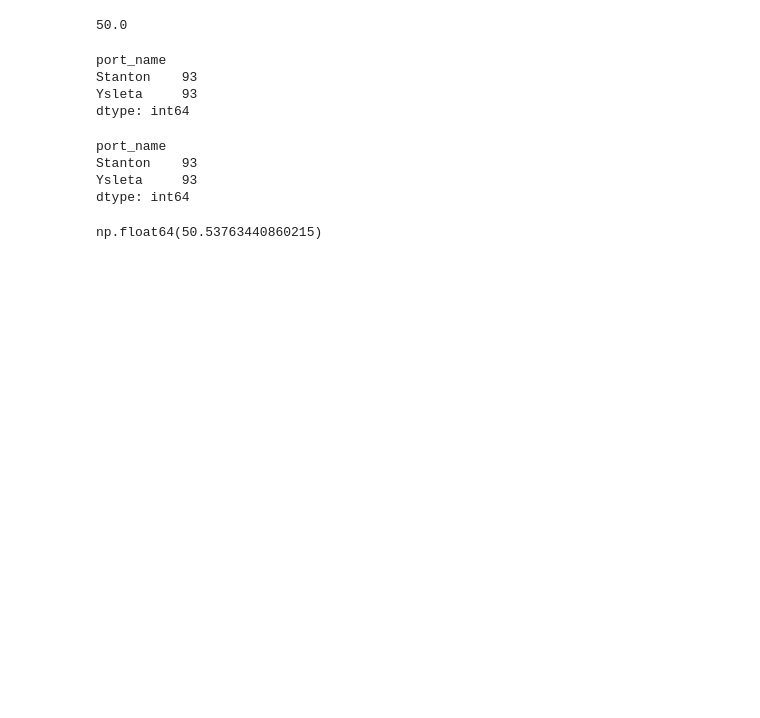
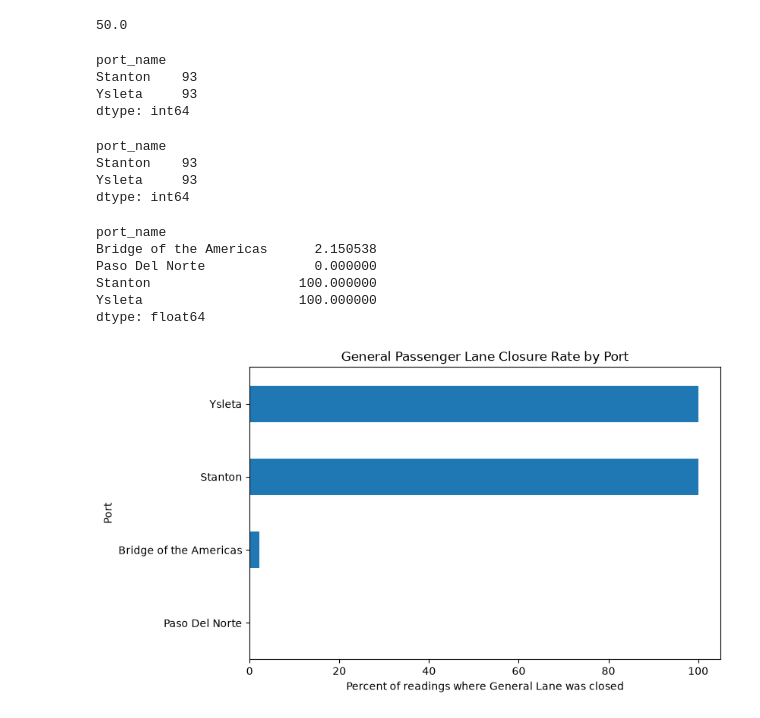
Before and after one commit to ian-vazquez/border-wait-times, a Jupyter notebook: notebooks/exploratory_analysis.ipynb, the cells around one changed output. Drawn from its saved outputs; the diff is of its cells as text; code cells hidden in the pictures; blank space fills up the shorter version.

```diff
--- a/notebooks/exploratory_analysis.ipynb
+++ b/notebooks/exploratory_analysis.ipynb
@@ -267,7 +273,22 @@ Ysleta     93
 dtype: int64
 # %%
 closure_rate = lanes_wide.reset_index().groupby('port_name').apply(
-    lambda g: g.General =="closed").mean() * 100
+    lambda g: (g.General =="closed").mean() * 100
+)
 closure_rate
 # %% [output]
-np.float64(50.53763440860215)
+port_name
+Bridge of the Americas      2.150538
+Paso Del Norte              0.000000
+Stanton                   100.000000
+Ysleta                    100.000000
+dtype: float64
+# %%
+fig, ax = plt.subplots(figsize=(8, 5))
+closure_rate.sort_values().plot(kind="barh", ax=ax)
+ax.set_xlabel("Percent of readings where General Lane was closed")
+ax.set_ylabel("Port")
+ax.set_title("General Passenger Lane Closure Rate by Port")
+plt.show()
+# %% [output]
+[figure, added]
```
Also changed, not shown: parts of 10 cells of this notebook.
